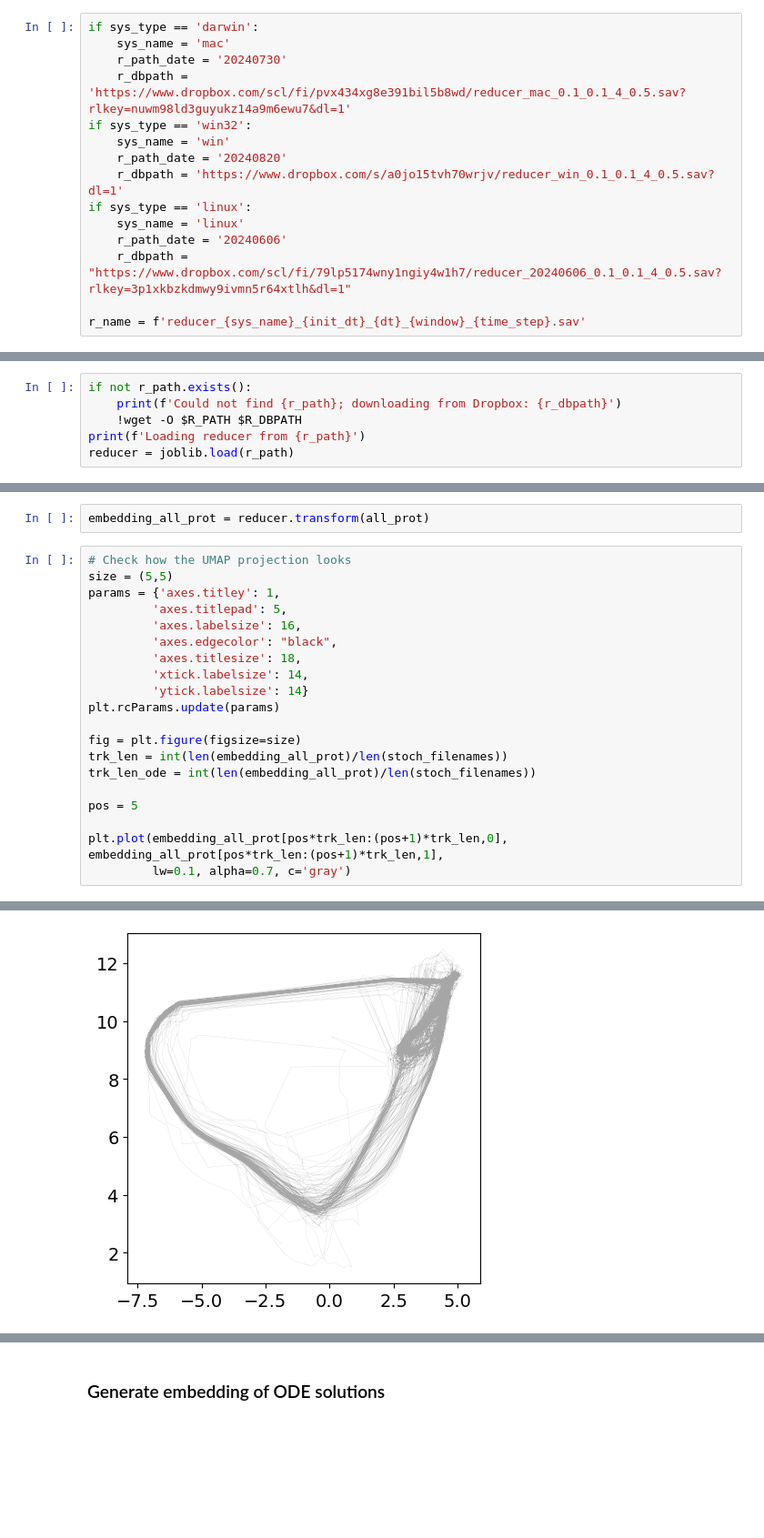
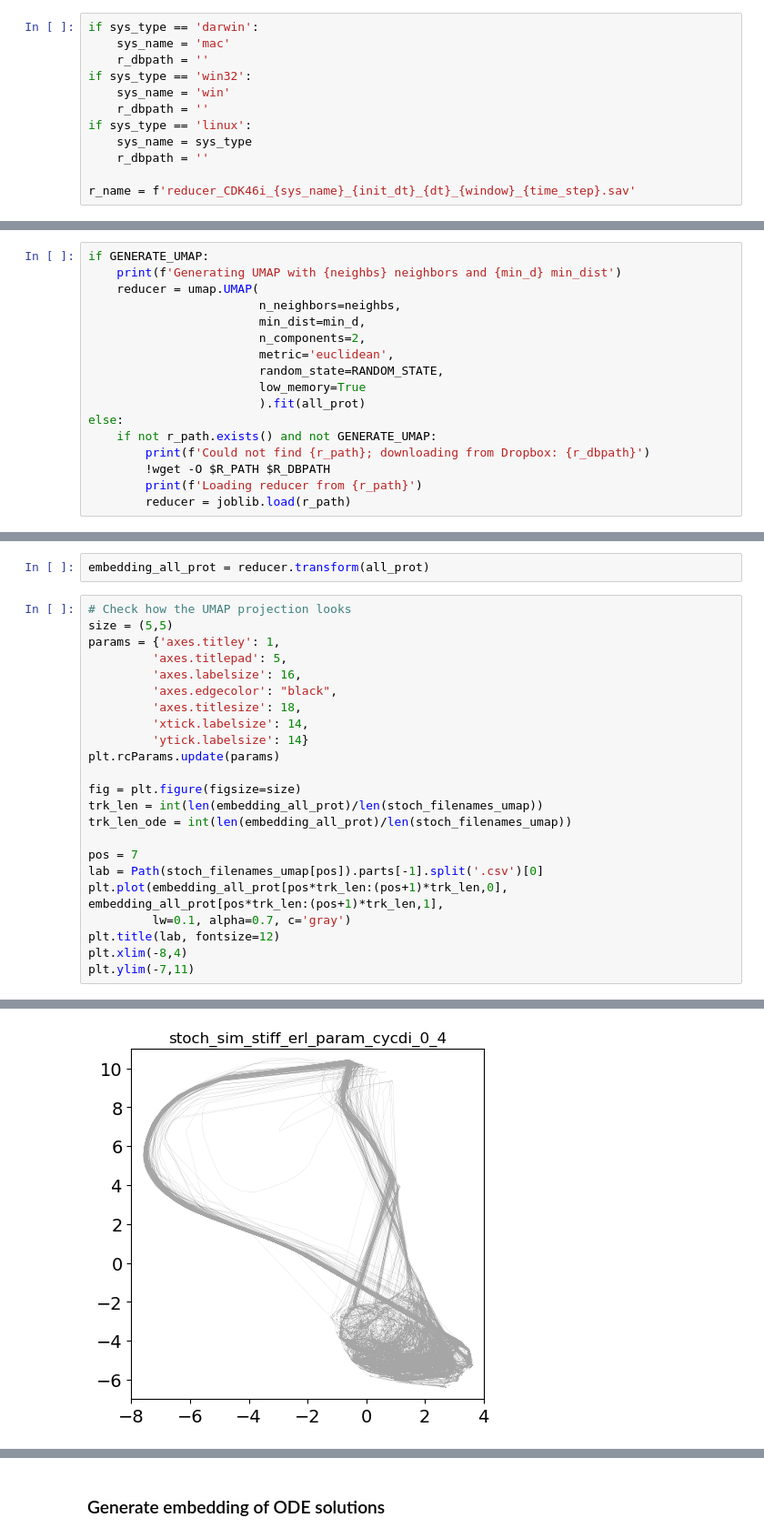
Before and after one commit to QuLab-VU/ECM_cell_cycle_model, a Jupyter notebook: Python/09_UMAP_of_CDK46i_sims.ipynb, the cells around one changed output, grey strips where cells are left out. Shown at 91% size. Cells and saved outputs as stored; diff of their text form; blank space fills up the shorter version.

Commit message:
Updating 09_UMAP_of_CDK46i_sims.ipynb to generate new UMAP including original stochastic trajectories + stiff condition -/+ERL and -+CDK4/6i

```diff
--- a/Python/09_UMAP_of_CDK46i_sims.ipynb
+++ b/Python/09_UMAP_of_CDK46i_sims.ipynb
@@ -144,18 +210,15 @@ RANDOM_STATE = 5
 # %%
 if sys_type == 'darwin':
     sys_name = 'mac'
-    r_path_date = '20240730'
-    r_dbpath = 'https://www.dropbox.com/scl/fi/pvx434xg8e391bil5b8wd/reducer_mac_0.1_0.1_4_0.5.sav?rlkey=nuwm98ld3guyukz14a9m6ewu7&dl=1'
+    r_dbpath = ''
 if sys_type == 'win32':
     sys_name = 'win'
-    r_path_date = '20240820'
-    r_dbpath = 'https://www.dropbox.com/s/a0jo15tvh70wrjv/reducer_win_0.1_0.1_4_0.5.sav?dl=1'
+    r_dbpath = ''
 if sys_type == 'linux':
-    sys_name = 'linux'
-    r_path_date = '20240606'
-    r_dbpath = "https://www.dropbox.com/scl/fi/79lp5174wny1ngiy4w1h7/reducer_20240606_0.1_0.1_4_0.5.sav?rlkey=3p1xkbzkdmwy9ivmn5r64xtlh&dl=1"
+    sys_name = sys_type
+    r_dbpath = ''
 
-r_name = f'reducer_{sys_name}_{init_dt}_{dt}_{window}_{time_step}.sav'
+r_name = f'reducer_CDK46i_{sys_name}_{init_dt}_{dt}_{window}_{time_step}.sav'
 # %%
 r_path = Path(SAVE_DIR,'UMAP',r_name)
 
@@ -204,9 +267,20 @@ assert [np.amax(all_prot), np.amin(all_prot)] == [1.0,0.0]
 # %% [markdown]
 ### Get reducer (model for UMAP embedding)
 # %%
-if not r_path.exists():
-    print(f'Could not find {r_path}; downloading from Dropbox: {r_dbpath}')
-    !wget -O $R_PATH $R_DBPATH
-print(f'Loading reducer from {r_path}')
-reducer = joblib.load(r_path)
+if GENERATE_UMAP:
+    print(f'Generating UMAP with {neighbs} neighbors and {min_d} min_dist')
+    reducer = umap.UMAP(
+                        n_neighbors=neighbs,
+                        min_dist=min_d,
+                        n_components=2,
+                        metric='euclidean',
+                        random_state=RANDOM_STATE,
+                        low_memory=True
+                        ).fit(all_prot)
+else:
+    if not r_path.exists() and not GENERATE_UMAP:
+        print(f'Could not find {r_path}; downloading from Dropbox: {r_dbpath}')
+        !wget -O $R_PATH $R_DBPATH
+        print(f'Loading reducer from {r_path}')
+        reducer = joblib.load(r_path)
 # %% [output]
@@ -228,11 +302,14 @@ params = {'axes.titley': 1,
 plt.rcParams.update(params)
 
 fig = plt.figure(figsize=size)
-trk_len = int(len(embedding_all_prot)/len(stoch_filenames))
-trk_len_ode = int(len(embedding_all_prot)/len(stoch_filenames))
+trk_len = int(len(embedding_all_prot)/len(stoch_filenames_umap))
+trk_len_ode = int(len(embedding_all_prot)/len(stoch_filenames_umap))
 
-pos = 5
-
+pos = 7
+lab = Path(stoch_filenames_umap[pos]).parts[-1].split('.csv')[0]
 plt.plot(embedding_all_prot[pos*trk_len:(pos+1)*trk_len,0], embedding_all_prot[pos*trk_len:(pos+1)*trk_len,1],
          lw=0.1, alpha=0.7, c='gray')
+plt.title(lab, fontsize=12)
+plt.xlim(-8,4)
+plt.ylim(-7,11)
 # %% [output]
@@ -240,4 +317,4 @@ plt.plot(embedding_all_prot[pos*trk_len:(pos+1)*trk_len,0], embedding_all_prot[p
-[figure, old version]
+[figure, new version]
 # %%
 # We don't need the full runs from the ODE solutions for the UMAP, we can use a shortened segment of the run
 win_len = int(window/dt)
```
Also changed, not shown: parts of 20 cells of this notebook, 1 other file.
